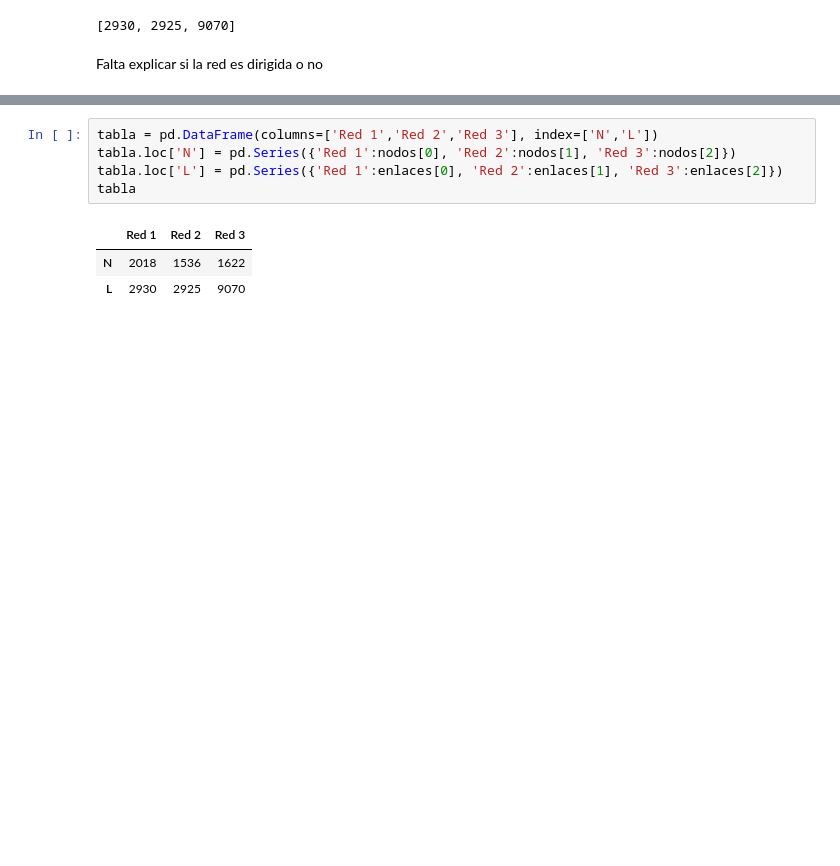
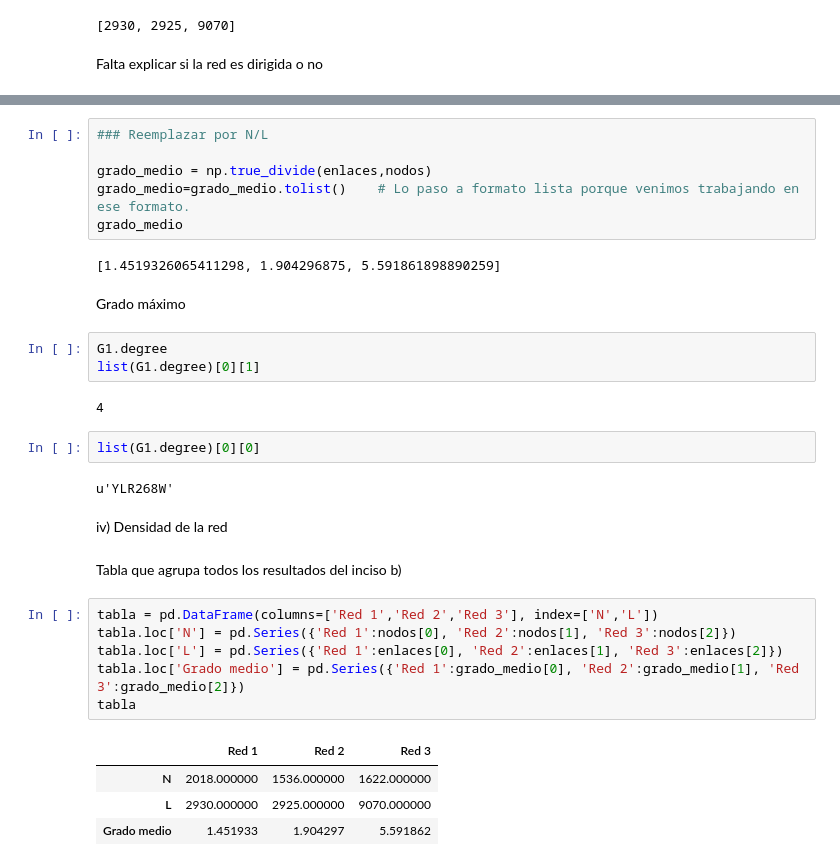
Before and after one commit to ignaciosticco/sistemas-complejos, a Jupyter notebook: Trabajo Práctico 1.ipynb, the cells around one changed output, grey strips where cells are left out. Drawn from its saved outputs; the diff is of its cells as text; blank space fills up the shorter version.

```diff
--- a/Trabajo Práctico 1.ipynb
+++ b/Trabajo Práctico 1.ipynb
@@ -71,9 +53,34 @@ grado_medio
+# %%
+### Reemplazar por N/L
+
+grado_medio = np.true_divide(enlaces,nodos)
+grado_medio=grado_medio.tolist()    # Lo paso a formato lista porque venimos trabajando en ese formato.
+grado_medio
+# %% [output]
+[1.4519326065411298, 1.904296875, 5.591861898890259]
+# %% [markdown]
+Grado máximo
+# %%
+G1.degree
+list(G1.degree)[0][1]
+# %% [output]
+4
+# %%
+list(G1.degree)[0][0]
+# %% [output]
+u'YLR268W'
+# %% [markdown]
+iv) Densidad de la red
+# %% [markdown]
+Tabla que agrupa todos los resultados del inciso b)
 # %%
 tabla = pd.DataFrame(columns=['Red 1','Red 2','Red 3'], index=['N','L'])
 tabla.loc['N'] = pd.Series({'Red 1':nodos[0], 'Red 2':nodos[1], 'Red 3':nodos[2]})
 tabla.loc['L'] = pd.Series({'Red 1':enlaces[0], 'Red 2':enlaces[1], 'Red 3':enlaces[2]})
+tabla.loc['Grado medio'] = pd.Series({'Red 1':grado_medio[0], 'Red 2':grado_medio[1], 'Red 3':grado_medio[2]})
 tabla
 # %% [output]
 |  | Red 1 | Red 2 | Red 3 |
-| N | 2018 | 1536 | 1622 |
-| L | 2930 | 2925 | 9070 |
+| N | 2018.000000 | 1536.000000 | 1622.000000 |
+| L | 2930.000000 | 2925.000000 | 9070.000000 |
+| Grado medio | 1.451933 | 1.904297 | 5.591862 |
```
Also changed, not shown: parts of 9 cells of this notebook, 1 other file.
